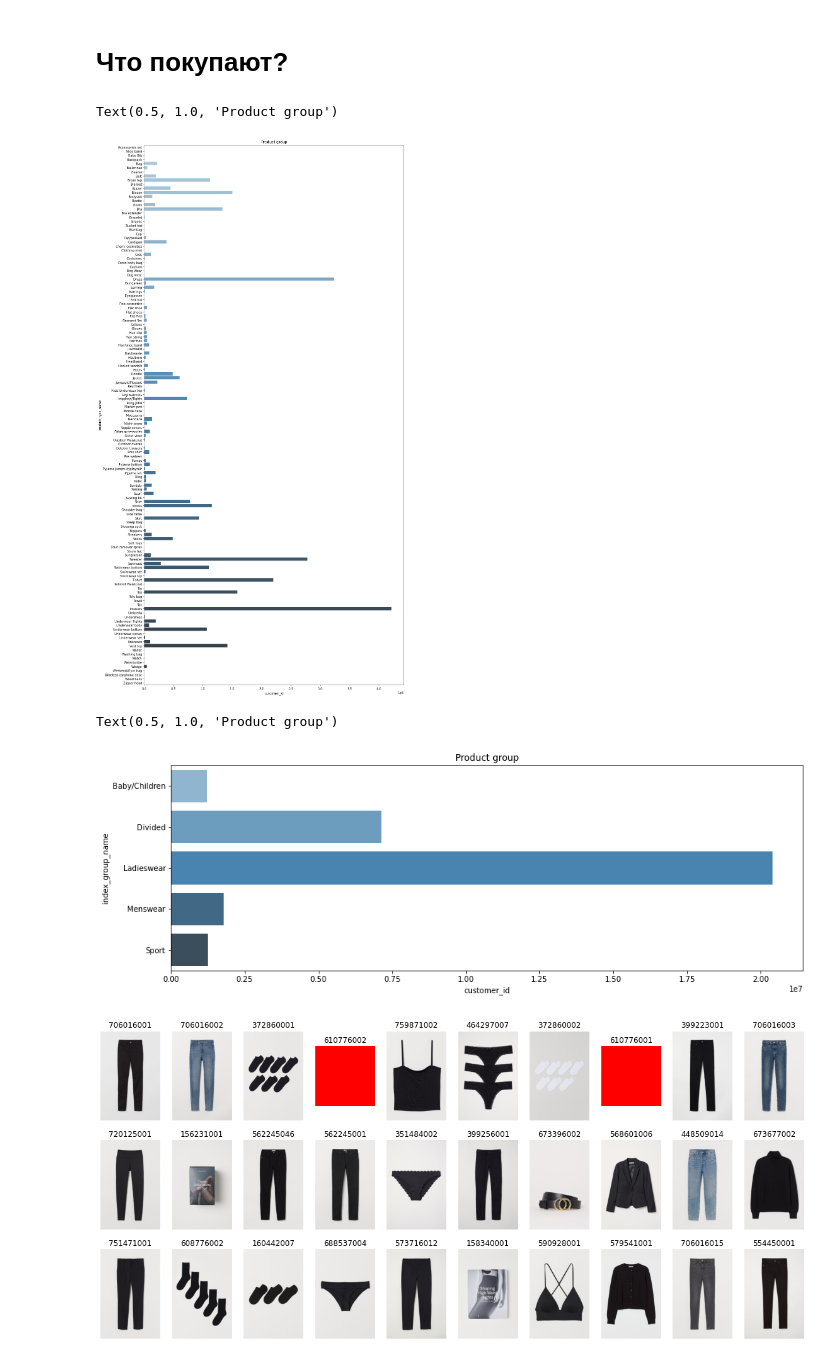
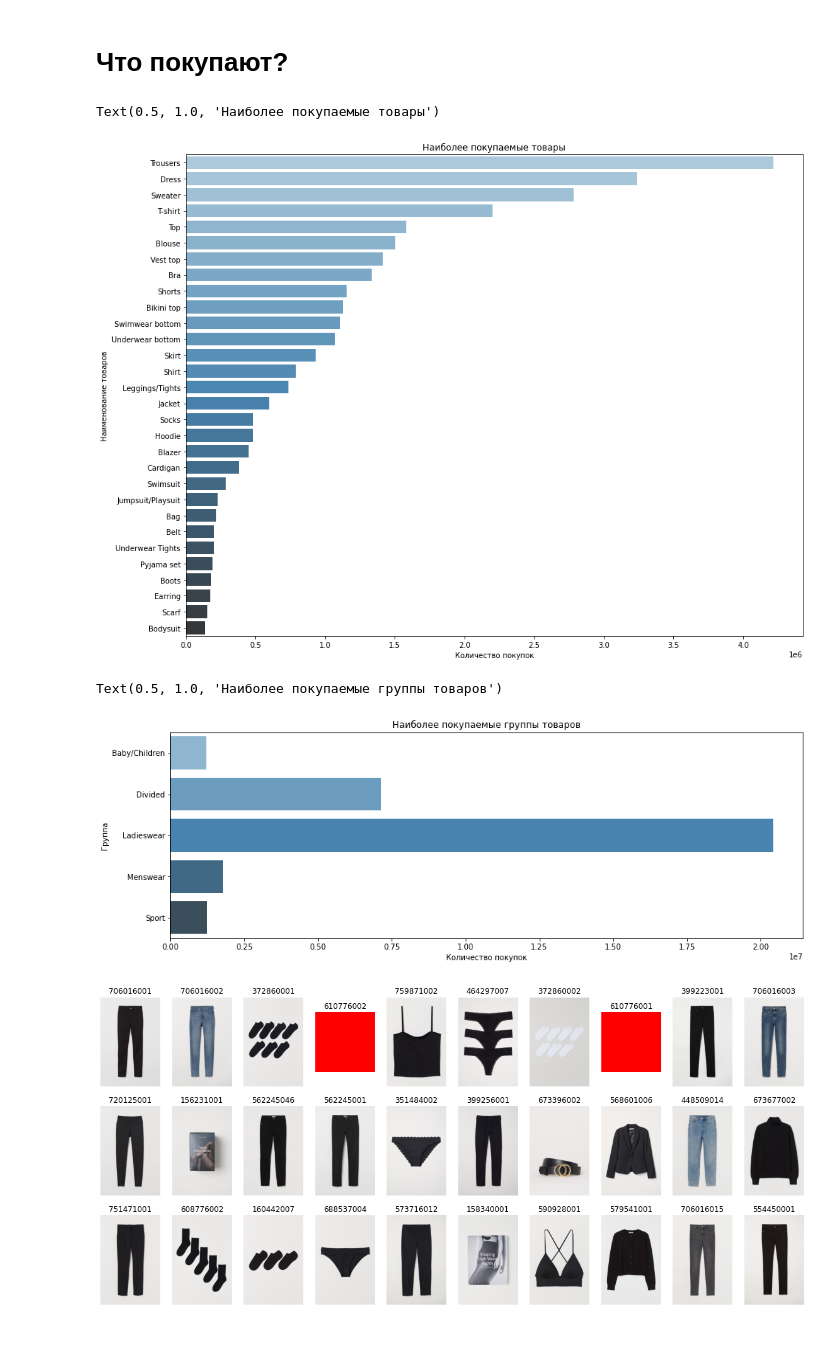
Before and after one commit to alex-prokudaylo/otus_education, a Jupyter notebook: h-m-recsys-eda.ipynb, the cells around one changed output. Saved outputs shown, nothing was run; the diff lists cells and outputs as text; code cells hidden in the pictures.

```diff
--- a/h-m-recsys-eda.ipynb
+++ b/h-m-recsys-eda.ipynb
@@ -316,20 +326,30 @@ articles_with_transctions = articles_df.merge(pd.DataFrame(per_articles), how="l
 articles_with_transctions.fillna(0, inplace=True)
 # %%
 product_type_name_transactios = articles_with_transctions.groupby("product_type_name")["customer_id"].sum()
+product_type_name_transactios = product_type_name_transactios.sort_values(ascending=False).head(30)
 
-plt.figure(figsize=(15,32))
-sns.barplot(x = product_type_name_transactios , y=product_type_name_transactios.index, palette="Blues_d")
-plt.title("Product group", loc='center')
+plt.figure(figsize=(15,12))
+ax = sns.barplot(x = product_type_name_transactios , y=product_type_name_transactios.index, palette="Blues_d")
+
+ax.set_ylabel('Наименование товаров')
+ax.set_xlabel('Количество покупок')
+ax.set_title("Наиболее покупаемые товары", loc='center')
+
+#plt.title("Количество покупок пользователей по типрам товаров", loc='center')
 # %% [output]
-Text(0.5, 1.0, 'Product group')
+Text(0.5, 1.0, 'Наиболее покупаемые товары')
-[figure, old version]
+[figure, new version]
 # %%
 index_group_name_transactions = articles_with_transctions.groupby("index_group_name")["customer_id"].sum()
 
-plt.figure(figsize=(15,5))
-sns.barplot(x = index_group_name_transactions , y=index_group_name_transactions.index, palette="Blues_d")
-plt.title("Product group", loc='center')
+fig = plt.figure(figsize=(15,5))
+
+ax = sns.barplot(x = index_group_name_transactions , y=index_group_name_transactions.index, palette="Blues_d")
+
+ax.set_xlabel('Количество покупок')
+ax.set_ylabel('Группа')
+ax.set_title("Наиболее покупаемые группы товаров", loc='center')
 # %% [output]
-Text(0.5, 1.0, 'Product group')
+Text(0.5, 1.0, 'Наиболее покупаемые группы товаров')
-[figure, old version]
+[figure, new version]
 # %%
```
Also changed, not shown: parts of 6 cells of this notebook.
